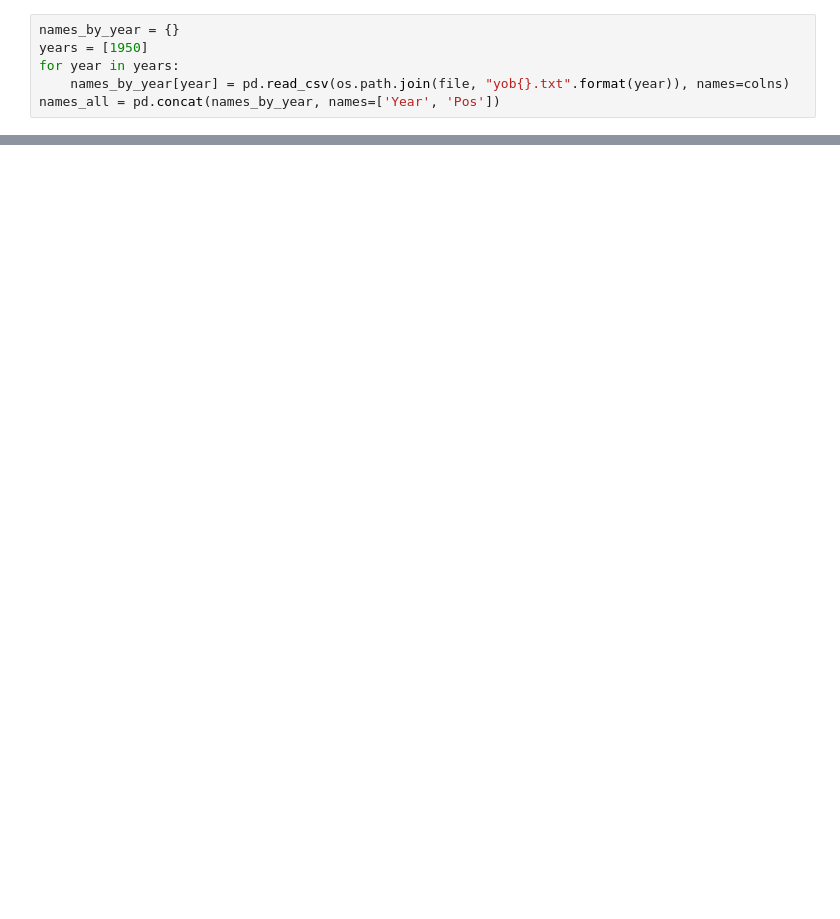
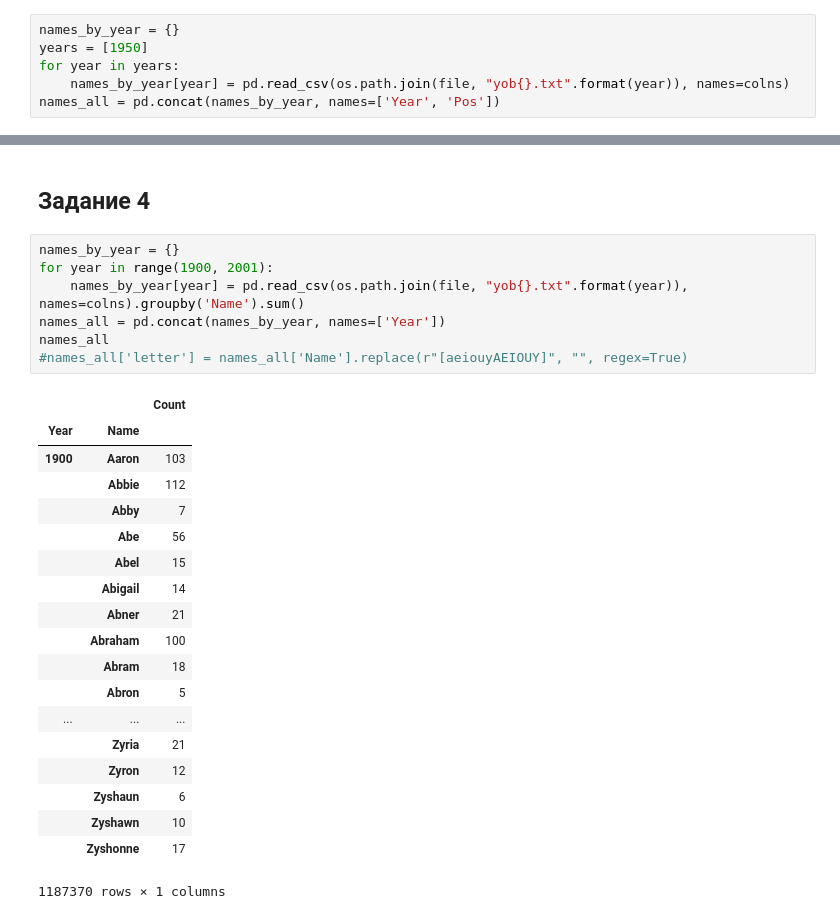
Before and after one commit to feliska/python3_netology, a Jupyter notebook: Block4_homework/lesson4.2.ipynb, the cells around one changed output, grey strips where cells are left out. Drawn from its saved outputs; the diff is of its cells as text; blank space fills up the shorter version.

```diff
--- a/Block4_homework/lesson4.2.ipynb
+++ b/Block4_homework/lesson4.2.ipynb
@@ -48,0 +53,29 @@ names_all.groupby('Name').sum().filter(like='R', axis=0).plot.pie(y='Count')
+# %% [markdown]
+## Задание 4
+# %%
+names_by_year = {}
+for year in range(1900, 2001):
+    names_by_year[year] = pd.read_csv(os.path.join(file, "yob{}.txt".format(year)), names=colns).groupby('Name').sum()
+names_all = pd.concat(names_by_year, names=['Year'])
+names_all
+#names_all['letter'] = names_all['Name'].replace(r"[aeiouyAEIOUY]", "", regex=True)
+# %% [output]
+|  |  | Count |
+| Year | Name |  |
+| 1900 | Aaron | 103 |
+|  | Abbie | 112 |
+|  | Abby | 7 |
+|  | Abe | 56 |
+|  | Abel | 15 |
+|  | Abigail | 14 |
+|  | Abner | 21 |
+|  | Abraham | 100 |
+|  | Abram | 18 |
+|  | Abron | 5 |
+| ... | ... | ... |
+|  | Zyria | 21 |
+|  | Zyron | 12 |
+|  | Zyshaun | 6 |
+|  | Zyshawn | 10 |
+|  | Zyshonne | 17 |
+1187370 rows × 1 columns
```
Also changed, not shown: parts of 17 cells of this notebook.
